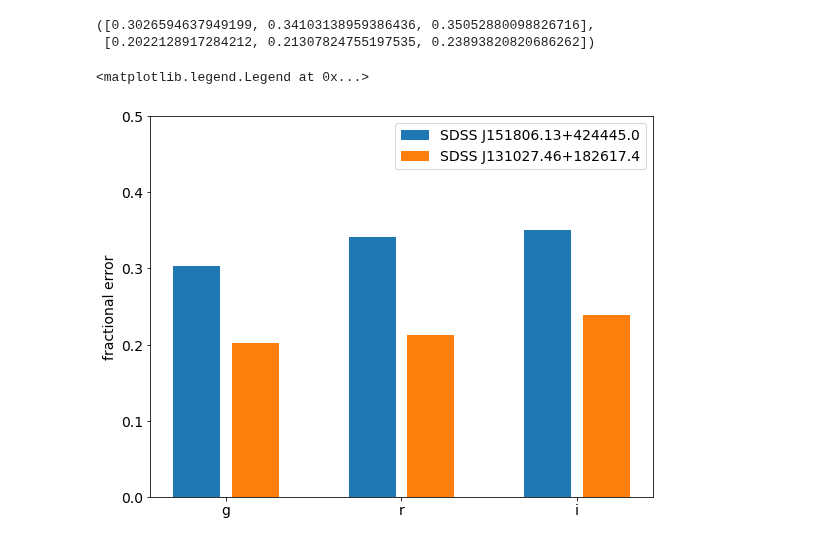
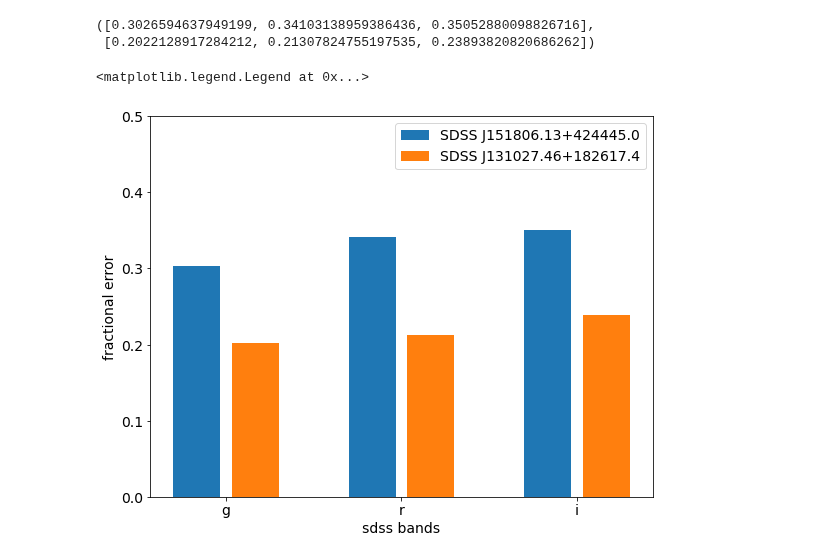
Before and after one commit to tcjansen/GSoC, a Jupyter notebook: empirical_photometry.ipynb, the cells around one changed output. Cells and saved outputs as stored; diff of their text form; code cells hidden in the pictures.

```diff
--- a/empirical_photometry.ipynb
+++ b/empirical_photometry.ipynb
@@ -240,8 +240,10 @@ plt.legend(prop={'size': 18})
 # %% [markdown]
 How systematic is this offset? Plot the fractional error in each band to see:
 # %%
-fraction_offsets = [(abs(sdss_fluxes[band] - fluxes[band]) / sdss_fluxes[band]).value[0] for band in sdss_bands]
-fraction_offsets2 = [(abs(sdss_fluxes2[band] - fluxes2[band]) / sdss_fluxes2[band]).value[0] for band in sdss_bands]
+fraction_offsets = [(abs(sdss_fluxes[band] - fluxes[band]) /
+                     sdss_fluxes[band]).value[0] for band in sdss_bands]
+fraction_offsets2 = [(abs(sdss_fluxes2[band] - fluxes2[band]) /
+                      sdss_fluxes2[band]).value[0] for band in sdss_bands]
 
 fraction_offsets, fraction_offsets2
 # %% [output]
@@ -250,15 +252,16 @@ fraction_offsets, fraction_offsets2
 # %%
 fig = plt.figure(figsize=(9, 7))
 
 bar_pos = np.arange(len(sdss_bands)) * 3
 
 plt.bar(bar_pos - 0.5, fraction_offsets, align='center', label='SDSS J151806.13+424445.0')
 plt.bar(bar_pos + 0.5, fraction_offsets2, align='center', label='SDSS J131027.46+182617.4')
 
 plt.xticks(bar_pos, sdss_bands)
 plt.ylabel('fractional error')
+plt.xlabel('sdss bands')
 plt.ylim(0, 0.5)
 plt.legend()
 # %% [output]
 <matplotlib.legend.Legend at 0x...>
-[figure, old version]
+[figure, new version]
```
